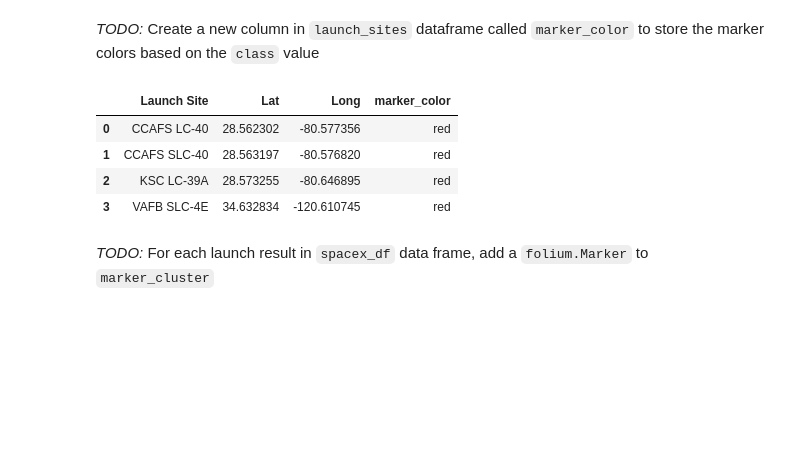
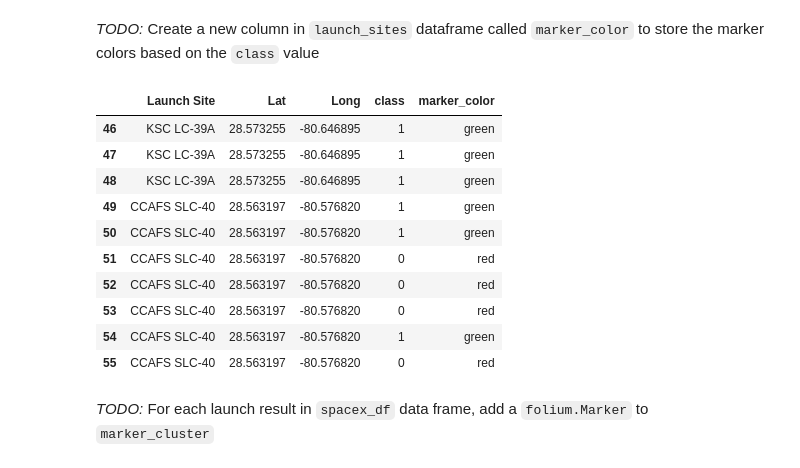
Before and after one commit to keyingchong/AppliedDataScienceCapstone, a Jupyter notebook: Interactive Visual Analytics with Folium.ipynb, the cells around one changed output. Cells and saved outputs as stored; diff of their text form; code cells hidden in the pictures; blank space fills up the shorter version.

```diff
--- a/Interactive Visual Analytics with Folium.ipynb
+++ b/Interactive Visual Analytics with Folium.ipynb
@@ -201,20 +184,30 @@ marker_cluster = MarkerCluster()
 # %%
 
 # Apply a function to check the value of `class` column
 # If class=1, marker_color value will be green
 # If class=0, marker_color value will be red
 
-# Create a new column 'marker_color' based on the 'class' column
-launch_sites_df['marker_color'] = spacex_df['class'].apply(lambda x: 'green' if x == 1 else 'red')
+# Function to assign color to launch outcome
+def assign_marker_color(launch_outcome):
+    if launch_outcome == 1:
+        return 'green'
+    else:
+        return 'red'
 
-# Display the updated launch_sites_df
-launch_sites_df
+spacex_df['marker_color'] = spacex_df['class'].apply(assign_marker_color)
+spacex_df.tail(10)
 # %% [output]
-|  | Launch Site | Lat | Long | marker_color |
-| 0 | CCAFS LC-40 | 28.562302 | -80.577356 | red |
-| 1 | CCAFS SLC-40 | 28.563197 | -80.576820 | red |
-| 2 | KSC LC-39A | 28.573255 | -80.646895 | red |
-| 3 | VAFB SLC-4E | 34.632834 | -120.610745 | red |
+|  | Launch Site | Lat | Long | class | marker_color |
+| 46 | KSC LC-39A | 28.573255 | -80.646895 | 1 | green |
+| 47 | KSC LC-39A | 28.573255 | -80.646895 | 1 | green |
+| 48 | KSC LC-39A | 28.573255 | -80.646895 | 1 | green |
+| 49 | CCAFS SLC-40 | 28.563197 | -80.576820 | 1 | green |
+| 50 | CCAFS SLC-40 | 28.563197 | -80.576820 | 1 | green |
+| 51 | CCAFS SLC-40 | 28.563197 | -80.576820 | 0 | red |
+| 52 | CCAFS SLC-40 | 28.563197 | -80.576820 | 0 | red |
+| 53 | CCAFS SLC-40 | 28.563197 | -80.576820 | 0 | red |
+| 54 | CCAFS SLC-40 | 28.563197 | -80.576820 | 1 | green |
+| 55 | CCAFS SLC-40 | 28.563197 | -80.576820 | 0 | red |
 # %% [markdown]
 *TODO:* For each launch result in `spacex_df` data frame, add a `folium.Marker` to `marker_cluster`
 # %%
```
Also changed, not shown: parts of 6 cells of this notebook.
